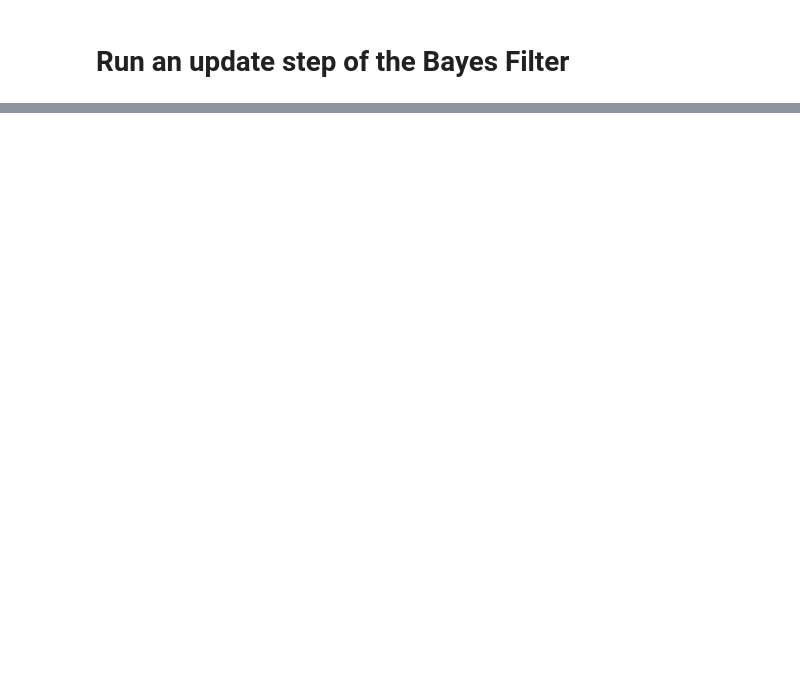
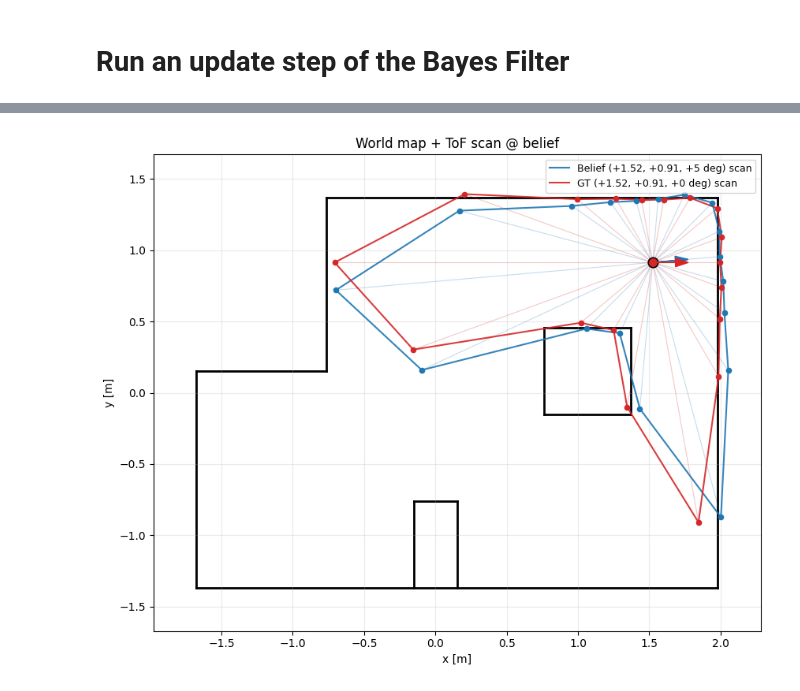
Before and after one commit to Sam-Belliveau/fast-robots, a Jupyter notebook: labs/lab11/sim/notebooks/lab11_real.ipynb, the cells around one changed output, grey strips where cells are left out. Cells and saved outputs as stored; diff of their text form; code cells hidden in the pictures; blank space fills up the shorter version.

Commit message:
Data and Code

```diff
--- a/labs/lab11/sim/notebooks/lab11_real.ipynb
+++ b/labs/lab11/sim/notebooks/lab11_real.ipynb
@@ -6,4 +6,6 @@
 ### <span style="color:rgb(0,150,0)">The notebook only provides skeleton code for you to integrate the Localization class with the Real Robot.</span>
 
 <hr>
+# %%
+GROUND_TRUTH = (1.524, 0.914, 0.0)
 # %%
@@ -116,0 +170,69 @@ loc.plot_update_step_data(plot_data=True)
+# %%
+# Cell 8: Overlay the world map with the ToF scan at the believed pose
+
+# Plots the static world (line segments from world.yaml) and the 18 ToF
+# endpoints from the most recent observation, placed at the belief pose.
+# The localization treats bucket k as the reading at angle (yaw + k * 20)
+# degrees in the world frame, so that is exactly what we draw here.
+# Pass gt=(x_m, y_m, yaw_deg) to also render the scan from a candidate
+# ground-truth pose for visual comparison.
+
+import matplotlib.pyplot as plt
+from utils import get_max
+
+def plot_scan_overlay(loc, mapper, gt=None, title=None):
+    bel_idx = get_max(loc.bel)[0]
+    bx, by, bth = mapper.from_map(*bel_idx)
+
+    ranges = np.asarray(loc.obs_range_data).flatten()
+    n = ranges.size
+    bucket_deg = np.arange(n) * (360.0 / n)
+
+    fig, ax = plt.subplots(figsize=(9, 7))
+
+    starts, ends = mapper.lines
+    for s, e in zip(starts, ends):
+        ax.plot([s[0], e[0]], [s[1], e[1]],
+                color="black", linewidth=2, zorder=1)
+
+    def draw_pose(x, y, yaw_deg, color, label):
+        ang = np.deg2rad(bucket_deg + yaw_deg)
+        ex = x + ranges * np.cos(ang)
+        ey = y + ranges * np.sin(ang)
+        for rx, ry in zip(ex, ey):
+            ax.plot([x, rx], [y, ry], color=color,
+                    alpha=0.25, linewidth=0.8, zorder=2)
+        loop_x = np.append(ex, ex[0]); loop_y = np.append(ey, ey[0])
+        ax.plot(loop_x, loop_y, "-", color=color, linewidth=1.5,
+                alpha=0.9, zorder=3, label=f"{label} scan")
+        ax.scatter(ex, ey, color=color, s=20, zorder=4)
+        ax.scatter([x], [y], color=color, marker="o", s=80,
+                   edgecolor="black", zorder=5)
+        hx = 0.25 * np.cos(np.deg2rad(yaw_deg))
+        hy = 0.25 * np.sin(np.deg2rad(yaw_deg))
+        ax.arrow(x, y, hx, hy, head_width=0.06, color=color,
+                 zorder=5, length_includes_head=True)
+
+    draw_pose(bx, by, bth, "tab:blue",
+              f"Belief ({bx:+.2f}, {by:+.2f}, {bth:+.0f} deg)")
+
+    if gt is not None:
+        gx, gy, gth = gt
+        draw_pose(gx, gy, gth, "tab:red",
+                  f"GT ({gx:+.2f}, {gy:+.2f}, {gth:+.0f} deg)")
+
+    ax.set_aspect("equal")
+    ax.set_xlim(mapper.MIN_X - 0.3, mapper.MAX_X + 0.3)
+    ax.set_ylim(mapper.MIN_Y - 0.3, mapper.MAX_Y + 0.3)
+    ax.set_xlabel("x [m]"); ax.set_ylabel("y [m]")
+    ax.set_title(title or "World map + ToF scan @ belief")
+    ax.grid(True, alpha=0.25)
+    ax.legend(loc="upper right", fontsize=9)
+    plt.tight_layout()
+    plt.show()
+
+# Pose 1 GT in meters: (-3 ft, -2 ft, 0 deg) -> (-0.914, -0.610, 0)
+# Replace gt=(...) with the GT of whichever pose you just measured.
+plot_scan_overlay(loc, mapper, gt=GROUND_TRUTH)
+# %% [output]
+[figure, added]
```
Also changed, not shown: parts of 9 cells of this notebook, 14 other files.
